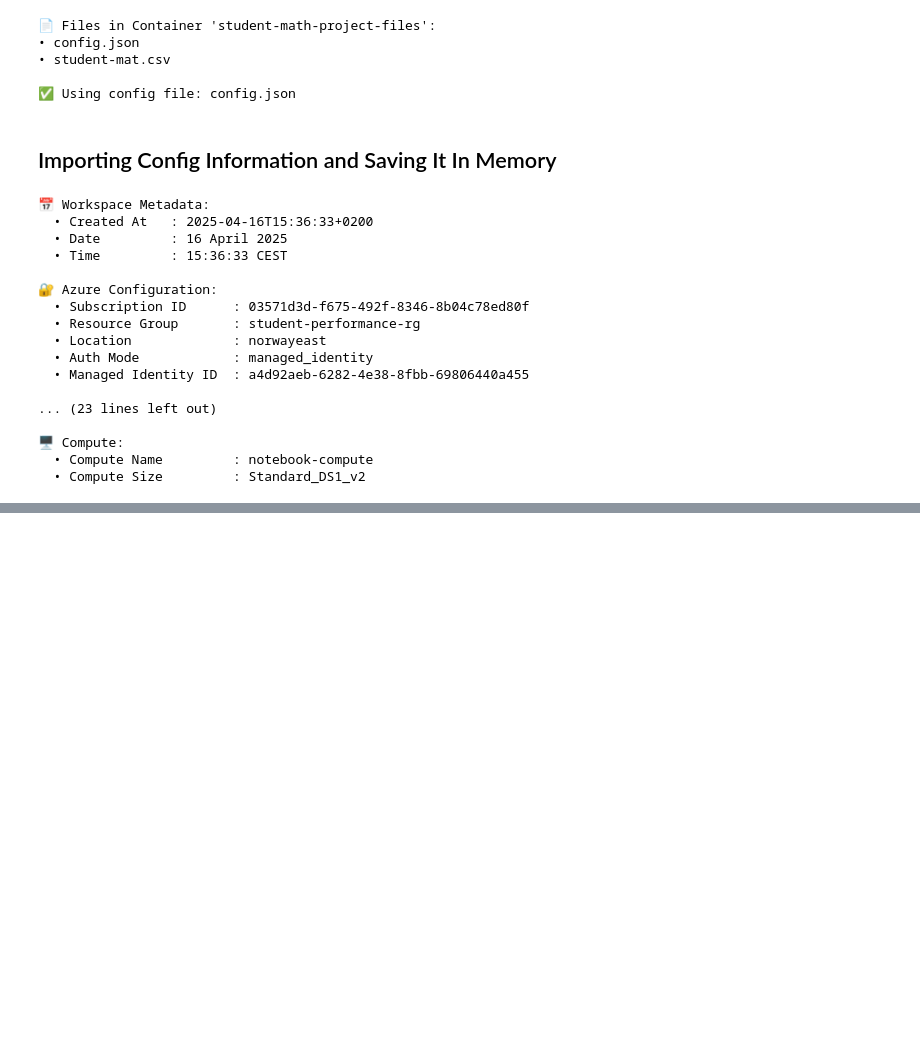
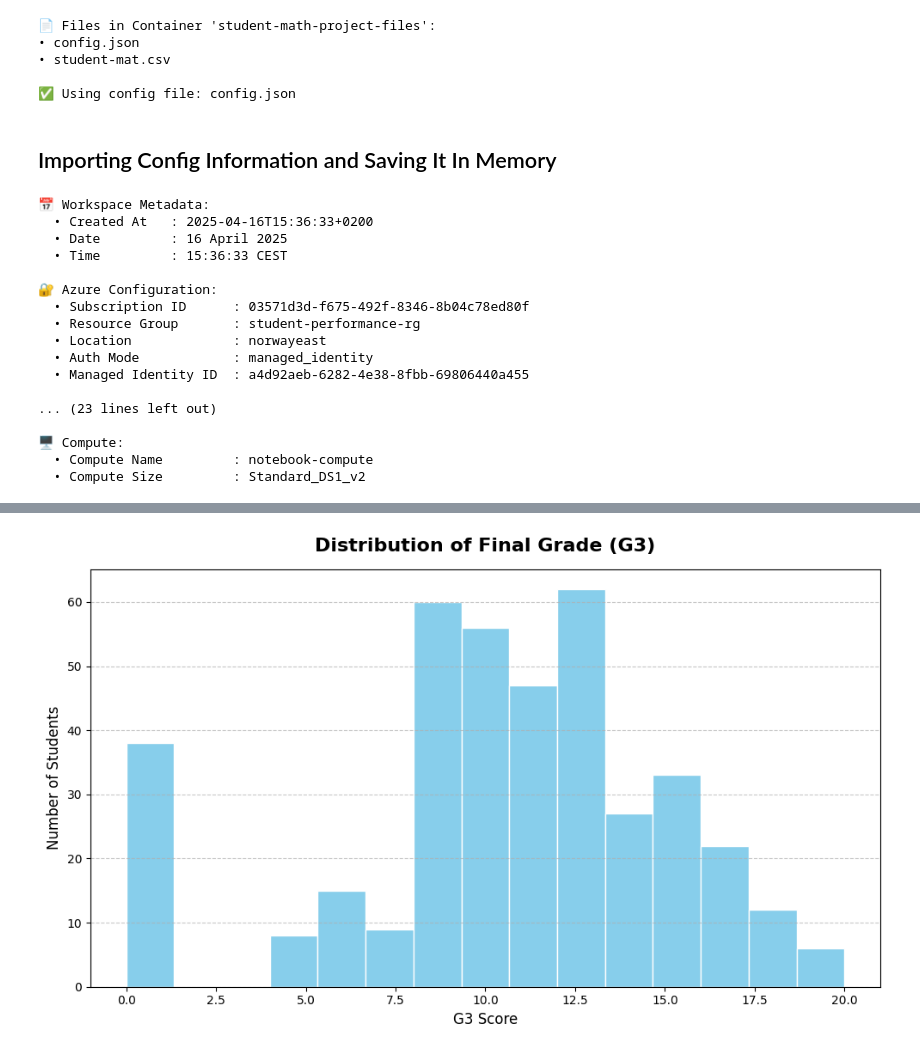
Before and after one commit to blake-cromar/student-performance-ml, a Jupyter notebook: automl.ipynb, the cells around one changed output, grey strips where cells are left out. Cells and saved outputs as stored; diff of their text form; code cells hidden in the pictures; blank space fills up the shorter version.

Commit message:
Added a distribution and corralation charts

```diff
--- a/automl.ipynb
+++ b/automl.ipynb
@@ -282,0 +303,98 @@ except Exception as e:
+# %%
+import matplotlib.pyplot as plt
+import numpy as np
+from scipy import stats
+
+# ╔════════════════════════════════════════════════════════════╗
+# ║                     🎨 G3 HISTOGRAM PLOT                   ║
+# ╚════════════════════════════════════════════════════════════╝
+
+plt.figure(figsize=(10, 6))  # Wider plot
+
+# Plot histogram
+plt.hist(df["G3"], bins=15, edgecolor='white', color='skyblue')
+
+# Titles and labels
+plt.title("Distribution of Final Grade (G3)", fontsize=16, fontweight='bold', pad=15)
+plt.xlabel("G3 Score", fontsize=12)
+plt.ylabel("Number of Students", fontsize=12)
+
+# Grid & ticks
+plt.grid(axis='y', linestyle='--', alpha=0.7)
+plt.xticks(fontsize=10)
+plt.yticks(fontsize=10)
+
+# Tight layout for spacing
+plt.tight_layout()
+plt.show()
+
+# ╔════════════════════════════════════════════════════════════╗
+# ║         📊 STATISTICAL SUMMARY OF G3 DISTRIBUTION          ║
+# ╚════════════════════════════════════════════════════════════╝
+
+# Extract G3 column
+g3 = df["G3"]
+
+# Basic stats
+mean = g3.mean()
+median = g3.median()
+mode = g3.mode().values
+std = g3.std()
+min_val = g3.min()
+max_val = g3.max()
+
+# Distribution shape
+skewness = stats.skew(g3)
+kurtosis = stats.kurtosis(g3)
+
+# Percentiles
+percentiles = {
+    "10th": np.percentile(g3, 10),
+    "25th (Q1)": np.percentile(g3, 25),
+    "50th (Median)": np.percentile(g3, 50),
+    "75th (Q3)": np.percentile(g3, 75),
+    "90th": np.percentile(g3, 90),
+}
+
+# Counts relative to mean
+above_avg = (g3 > mean).sum()
+below_avg = (g3 < mean).sum()
+
+# Thresholds
+fail_threshold = 9
+perfect_score = 20
+num_failing = (g3 <= fail_threshold).sum()
+num_perfect = (g3 == perfect_score).sum()
+
+# Outlier detection using IQR
+Q1 = percentiles["25th (Q1)"]
+Q3 = percentiles["75th (Q3)"]
+IQR = Q3 - Q1
+outliers = g3[(g3 < (Q1 - 1.5 * IQR)) | (g3 > (Q3 + 1.5 * IQR))]
+
+# Display everything
+print("\n📊 Summary Statistics for G3 (Final Grade):\n")
+print(f"- Mean:                  {mean:.2f}")
+print(f"- Median:                {median}")
+print(f"- Mode(s):               {', '.join(map(str, mode))}")
+print(f"- Standard Deviation:    {std:.2f}")
+print(f"- Min:                   {min_val}")
+print(f"- Max:                   {max_val}")
+
+print("\n📐 Distribution Shape:")
+print(f"- Skewness:              {skewness:+.3f}  ({'Right-skewed' if skewness > 0 else 'Left-skewed' if skewness < 0 else 'Symmetrical'})")
+print(f"- Kurtosis:              {kurtosis:+.3f}  ({'Leptokurtic' if kurtosis > 0 else 'Platykurtic' if kurtosis < 0 else 'Mesokurtic'})")
+
+print("\n📈 Percentiles:")
+for label, value in percentiles.items():
+    print(f"- {label:<18} {value}")
+
+print("\n📊 Performance Breakdown:")
+print(f"- Above average:         {above_avg} students")
+print(f"- Below average:         {below_avg} students")
+print(f"- Failing (≤ {fail_threshold}):      {num_failing}")
+print(f"- Perfect score ({perfect_score}):    {num_perfect}")
+
+print(f"\n🚨 Outliers detected:     {len(outliers)} student(s) using IQR method")
+# %% [output]
+[figure, added]
```
Also changed, not shown: parts of 7 cells of this notebook.
